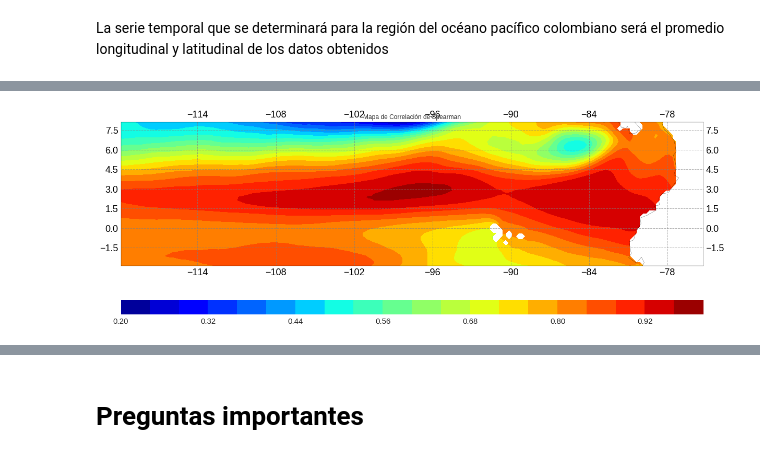
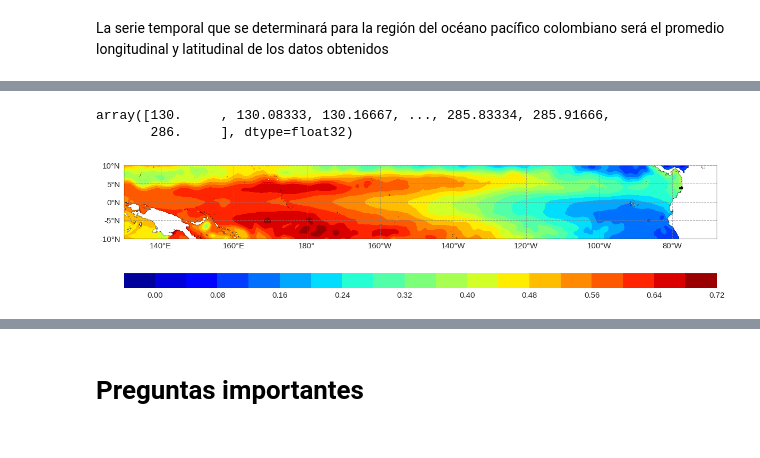
Before and after one commit to FrankAyalaC/Nivel-del-mar-en-Buenaventura, a Jupyter notebook: Scripts/Clases de datos/Trabajo. Objetivo 2.ipynb, the cells around one changed output, grey strips where cells are left out. Saved outputs shown, nothing was run; the diff lists cells and outputs as text; code cells hidden in the pictures.

```diff
--- a/Scripts/Clases de datos/Trabajo. Objetivo 2.ipynb
+++ b/Scripts/Clases de datos/Trabajo. Objetivo 2.ipynb
@@ -105,12 +104,12 @@ ugosa (133, 45, 185) m/s
 # %% [markdown]
 A continuación se preparan las series de datos espacio-temporales a usar y se determina la serie temporal final que será evaluada a través de el análisis espectral
 # %%
-# lat_max = 4.5
-# lat_min = 3.5
-# lon_max = -92
-# lon_min = -94
+lat_max = 3.85
+lat_min = 3.65
+lon_max = -77.2
+lon_min = -78
 
-# ind_lat = np.where((lat<=lat_max) & (lat>=lat_min))[0]
-# ind_lon = np.where((lon<=lon_max) & (lon>=lon_min))[0]
+ind_lat = np.where((lat<=lat_max) & (lat>=lat_min))[0]
+ind_lon = np.where((lon<=(360+lon_max)) & (lon>=(360+lon_min)))[0]
 # %% [markdown]
 La serie temporal que se determinará para la región del océano pacífico colombiano será el promedio longitudinal y latitudinal de los datos obtenidos
@@ -293,17 +116,47 @@ plt.show()
-# %%
-fig=plt.figure(figsize=(20,20))
-ax=fig.add_subplot(projection=ccrs.PlateCarree())
-ax.set_title("Mapa de Correlación de Spearman")
-x,y=np.meshgrid(lon,lat)
-cf=ax.contourf(x,y,spearman_mon,20,transform=ccrs.PlateCarree(),cmap="jet")
-gl = ax.gridlines(crs=ccrs.PlateCarree(), draw_labels=True,
-                  linewidth=1, color='gray', alpha=0.6, linestyle='--')
-gl.xlabel_style = {'size': 18, 'color': 'black'}
-gl.ylabel_style = {'size': 18, 'color': 'black'}
-ax.coastlines()
-cbar=plt.colorbar(cf,orientation="horizontal",fraction=0.1, pad=0.06,aspect=40)
-cbar.ax.tick_params(labelsize=15)
-
-plt.show()
-# %% [output]
-[figure, removed]
+# %%
+lon
+# %% [output]
+array([130.     , 130.08333, 130.16667, ..., 285.83334, 285.91666,
+       286.     ], dtype=float32)
+# %%
+x_tick_labels = [u'140\N{DEGREE SIGN}E', u'160\N{DEGREE SIGN}E',
+                 u'180\N{DEGREE SIGN}', u'160\N{DEGREE SIGN}W',
+                 u'140\N{DEGREE SIGN}W',u'120\N{DEGREE SIGN}W',u'100\N{DEGREE SIGN}W',u'80\N{DEGREE SIGN}W']
+
+y_tick_labels = [u'-10\N{DEGREE SIGN}N', u'-5\N{DEGREE SIGN}N',
+                 u'0\N{DEGREE SIGN}N', u'5\N{DEGREE SIGN}N',
+                 u'10\N{DEGREE SIGN}N']
+# %%
+lns = [lon_max, lon_max, lon_min, lon_min]
+lts = [lat_min, lat_max, lat_max,lat_min]
+ring = LinearRing(list(zip(lns, lts)))
+
+fig=plt.figure(figsize=(20,20))
+ax=fig.add_subplot(projection=ccrs.PlateCarree(central_longitude=180))
+x,y=np.meshgrid(lon,lat)
+cf=ax.contourf(x,y,ssh[10,:,:],20,transform=ccrs.PlateCarree(),cmap="jet")
+# ct=ax.contour(x,y,ssh,20,transform=ccrs.PlateCarree(),colors='k')
+gl = ax.gridlines(crs=ccrs.PlateCarree(central_longitude=180), draw_labels=False,
+                  ylocs=np.array([-10,-5,0,5,10]),xlocs=np.array(np.arange(-60,140,20)),linewidth=1, color='gray', alpha=0.6, linestyle='--')
+gl.xlabel_style = {'size': 18, 'color': 'black'}
+gl.ylabel_style = {'size': 18, 'color': 'black'}
+ax.add_geometries([ring], ccrs.PlateCarree(), facecolor="None", edgecolor='black',linewidth=2)
+ax.coastlines(resolution='10m')
+
+
+
+ax.set_xticks(np.arange(-40, 120, 20))
+ax.set_xticklabels(x_tick_labels)
+
+ax.set_yticks(np.arange(-10, 11, 5))
+ax.set_yticklabels(y_tick_labels)
+
+# ax.set_xlim((100,105))
+# ax.set_ylim((3.5,4))
+
+cbar=plt.colorbar(cf,orientation="horizontal",fraction=0.1, pad=0.06,aspect=40)
+cbar.ax.tick_params(labelsize=15)
+
+plt.show()
+# %% [output]
+[figure, added]
```
Also changed, not shown: parts of 59 cells of this notebook, 2 other files.
